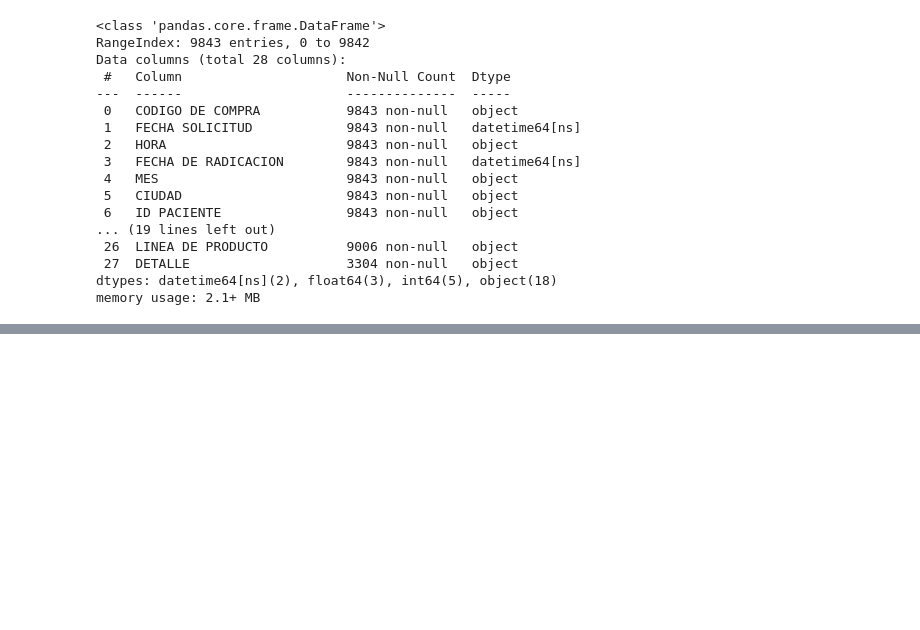
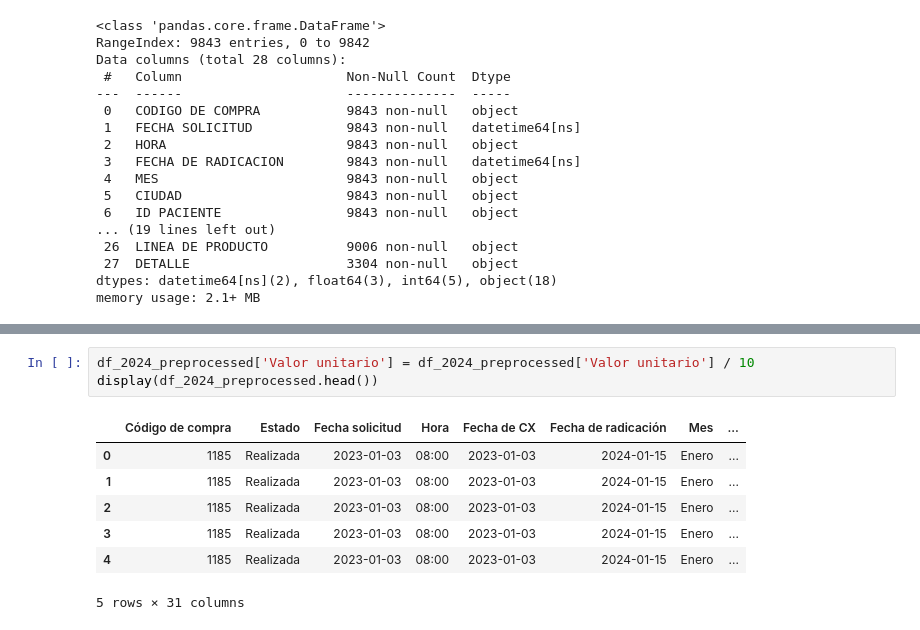
Before and after one commit to bleums/TFM-Unir---Precios, a Jupyter notebook: Corrección_de_precios.ipynb, the cells around one changed output, grey strips where cells are left out. Drawn from its saved outputs; the diff is of its cells as text; blank space fills up the shorter version.

```diff
--- a/Corrección_de_precios.ipynb
+++ b/Corrección_de_precios.ipynb
@@ -369,0 +385,11 @@ memory usage: 1.4+ MB
+# %%
+df_2024_preprocessed['Valor unitario'] = df_2024_preprocessed['Valor unitario'] / 10
+display(df_2024_preprocessed.head())
+# %% [output]
+|  | Código de compra | Estado | Fecha solicitud | Hora | Fecha de CX | Fecha de radicación | Mes | ... |
+| 0 | 1185 | Realizada | 2023-01-03 | 08:00 | 2023-01-03 | 2024-01-15 | Enero | ... |
+| 1 | 1185 | Realizada | 2023-01-03 | 08:00 | 2023-01-03 | 2024-01-15 | Enero | ... |
+| 2 | 1185 | Realizada | 2023-01-03 | 08:00 | 2023-01-03 | 2024-01-15 | Enero | ... |
+| 3 | 1185 | Realizada | 2023-01-03 | 08:00 | 2023-01-03 | 2024-01-15 | Enero | ... |
+| 4 | 1185 | Realizada | 2023-01-03 | 08:00 | 2023-01-03 | 2024-01-15 | Enero | ... |
+5 rows × 31 columns
```
Also changed, not shown: parts of 6 cells of this notebook.
